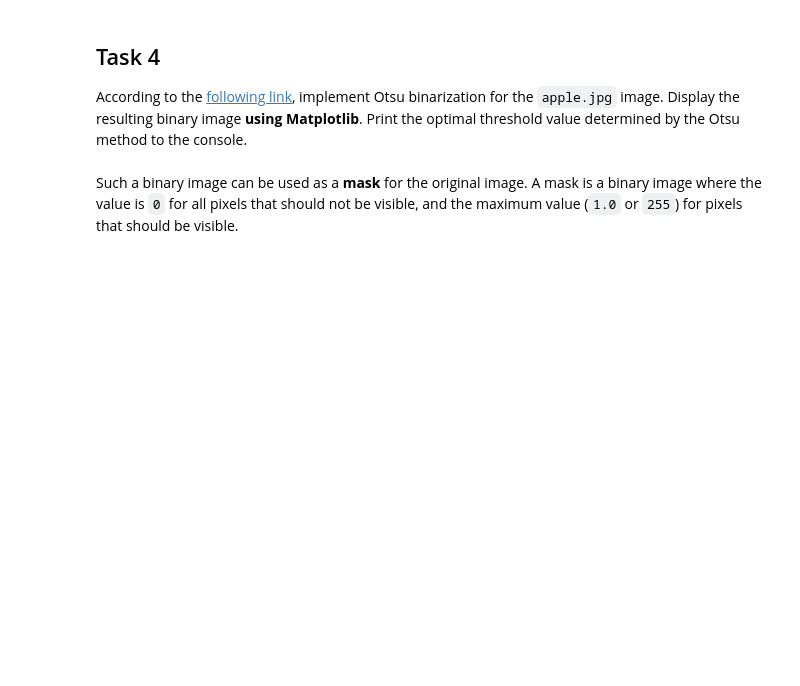
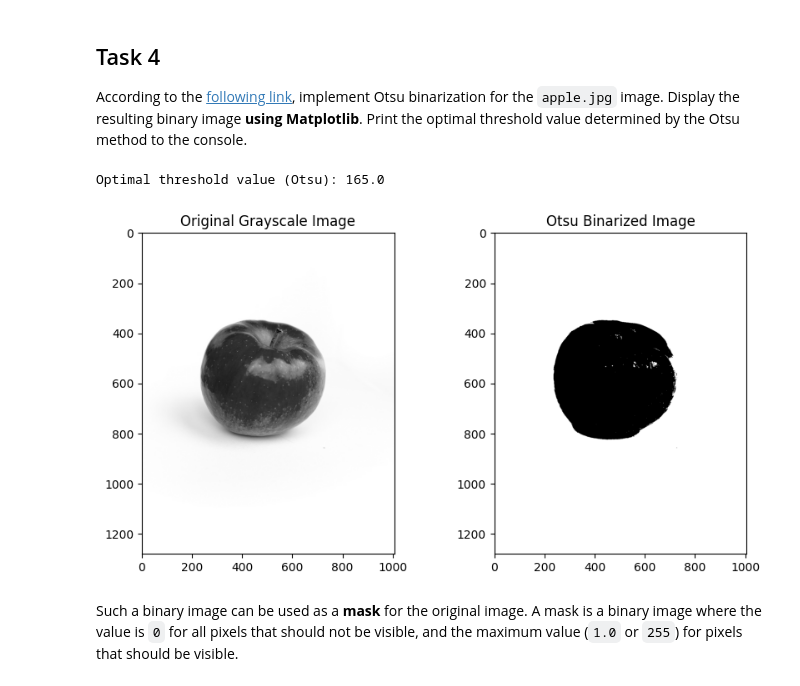
Before and after one commit to modobasic/rv-lab.vjezbe, a Jupyter notebook: lab3.ipynb, the cells around one changed output. Drawn from its saved outputs; the diff is of its cells as text; code cells hidden in the pictures; blank space fills up the shorter version.

```diff
--- a/lab3.ipynb
+++ b/lab3.ipynb
@@ -144,3 +185,19 @@ According to the [following link](https://learnopencv.com/otsu-thresholding-with
+# %%
+img = cv.imread('images/apple.jpg', cv.IMREAD_GRAYSCALE)
+ret, otsu_binary_img = cv.threshold(img, 0, 255, cv.THRESH_BINARY + cv.THRESH_OTSU)
+print(f"Optimal threshold value (Otsu): {ret}")
+
+plt.figure(figsize=(10, 5))
+plt.subplot(1, 2, 1)
+plt.imshow(img, cmap='gray')
+plt.title('Original Grayscale Image')
+plt.subplot(1, 2, 2)
+plt.imshow(otsu_binary_img, cmap='gray')
+plt.title('Otsu Binarized Image')
+plt.show()
+# %% [output]
+Optimal threshold value (Otsu): 165.0
+[figure, added]
 # %% [markdown]
 Such a binary image can be used as a **mask** for the original image. A mask is a binary image where the value is `0` for all pixels that should not be visible, and the maximum value (`1.0` or `255`) for pixels that should be visible.
 # %% [markdown]
```
Also changed, not shown: parts of 21 cells of this notebook.
